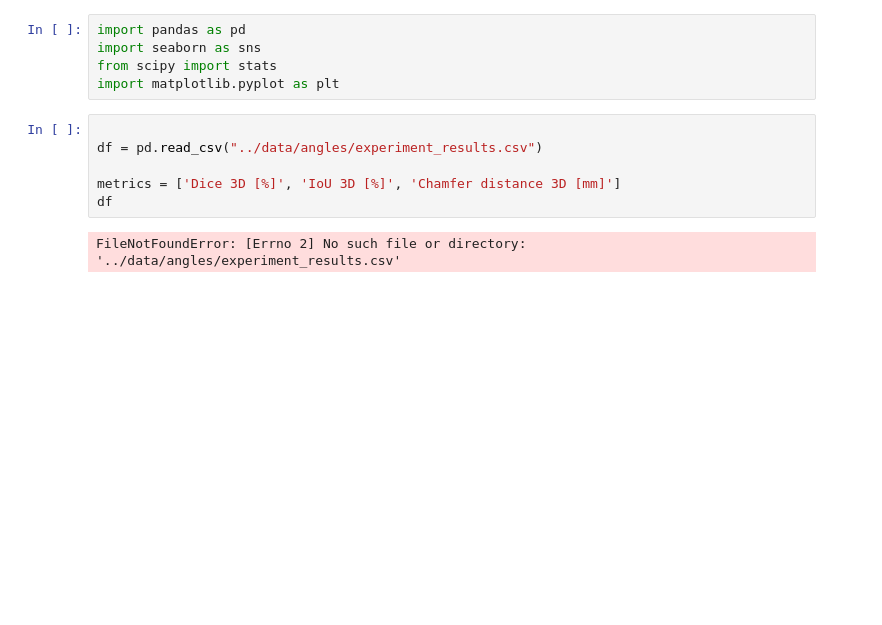
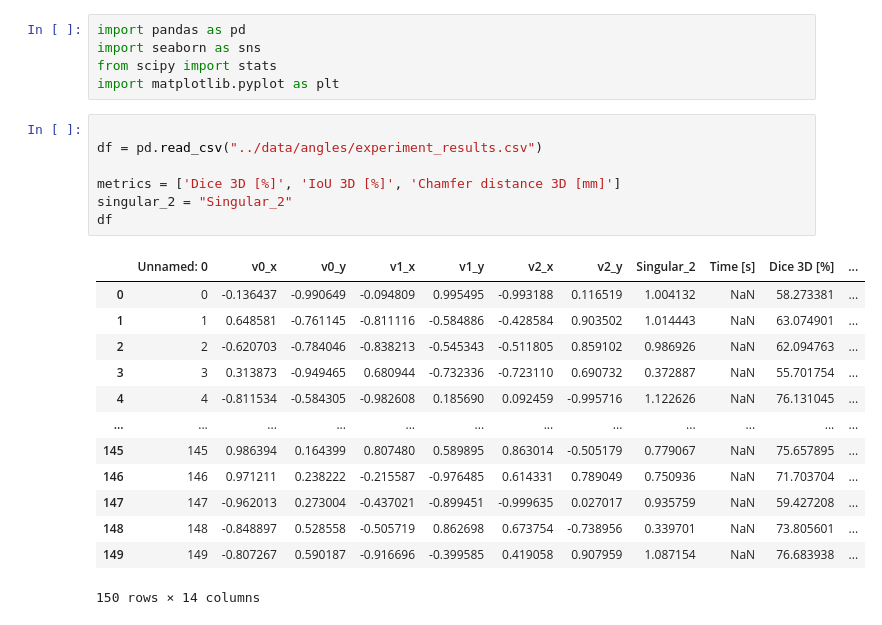
Before and after one commit to cvlab-ai/visual-hull-experiments, a Jupyter notebook: notebooks/angles.ipynb, the cells around one changed output. Saved outputs shown, nothing was run; the diff lists cells and outputs as text; blank space fills up the shorter version.

Commit message:
carried out angles experiment

```diff
--- a/notebooks/angles.ipynb
+++ b/notebooks/angles.ipynb
@@ -6,8 +6,21 @@ import matplotlib.pyplot as plt
 # %%
 
 df = pd.read_csv("../data/angles/experiment_results.csv")
 
 metrics = ['Dice 3D [%]', 'IoU 3D [%]', 'Chamfer distance 3D [mm]']
+singular_2 = "Singular_2"
 df
 # %% [output]
+|  | Unnamed: 0 | v0_x | v0_y | v1_x | v1_y | v2_x | v2_y | Singular_2 | Time [s] | Dice 3D [%] | ... |
+| 0 | 0 | -0.136437 | -0.990649 | -0.094809 | 0.995495 | -0.993188 | 0.116519 | 1.004132 | NaN | 58.273381 | ... |
+| 1 | 1 | 0.648581 | -0.761145 | -0.811116 | -0.584886 | -0.428584 | 0.903502 | 1.014443 | NaN | 63.074901 | ... |
+| 2 | 2 | -0.620703 | -0.784046 | -0.838213 | -0.545343 | -0.511805 | 0.859102 | 0.986926 | NaN | 62.094763 | ... |
+| 3 | 3 | 0.313873 | -0.949465 | 0.680944 | -0.732336 | -0.723110 | 0.690732 | 0.372887 | NaN | 55.701754 | ... |
+| 4 | 4 | -0.811534 | -0.584305 | -0.982608 | 0.185690 | 0.092459 | -0.995716 | 1.122626 | NaN | 76.131045 | ... |
+| ... | ... | ... | ... | ... | ... | ... | ... | ... | ... | ... | ... |
+| 145 | 145 | 0.986394 | 0.164399 | 0.807480 | 0.589895 | 0.863014 | -0.505179 | 0.779067 | NaN | 75.657895 | ... |
+| 146 | 146 | 0.971211 | 0.238222 | -0.215587 | -0.976485 | 0.614331 | 0.789049 | 0.750936 | NaN | 71.703704 | ... |
+| 147 | 147 | -0.962013 | 0.273004 | -0.437021 | -0.899451 | -0.999635 | 0.027017 | 0.935759 | NaN | 59.427208 | ... |
+| 148 | 148 | -0.848897 | 0.528558 | -0.505719 | 0.862698 | 0.673754 | -0.738956 | 0.339701 | NaN | 73.805601 | ... |
+| 149 | 149 | -0.807267 | 0.590187 | -0.916696 | -0.399585 | 0.419058 | 0.907959 | 1.087154 | NaN | 76.683938 | ... |
-FileNotFoundError: [Errno 2] No such file or directory: '../data/angles/experiment_results.csv'
+150 rows × 14 columns
```
Also changed, not shown: parts of 1 cell of this notebook, 1 other file.
